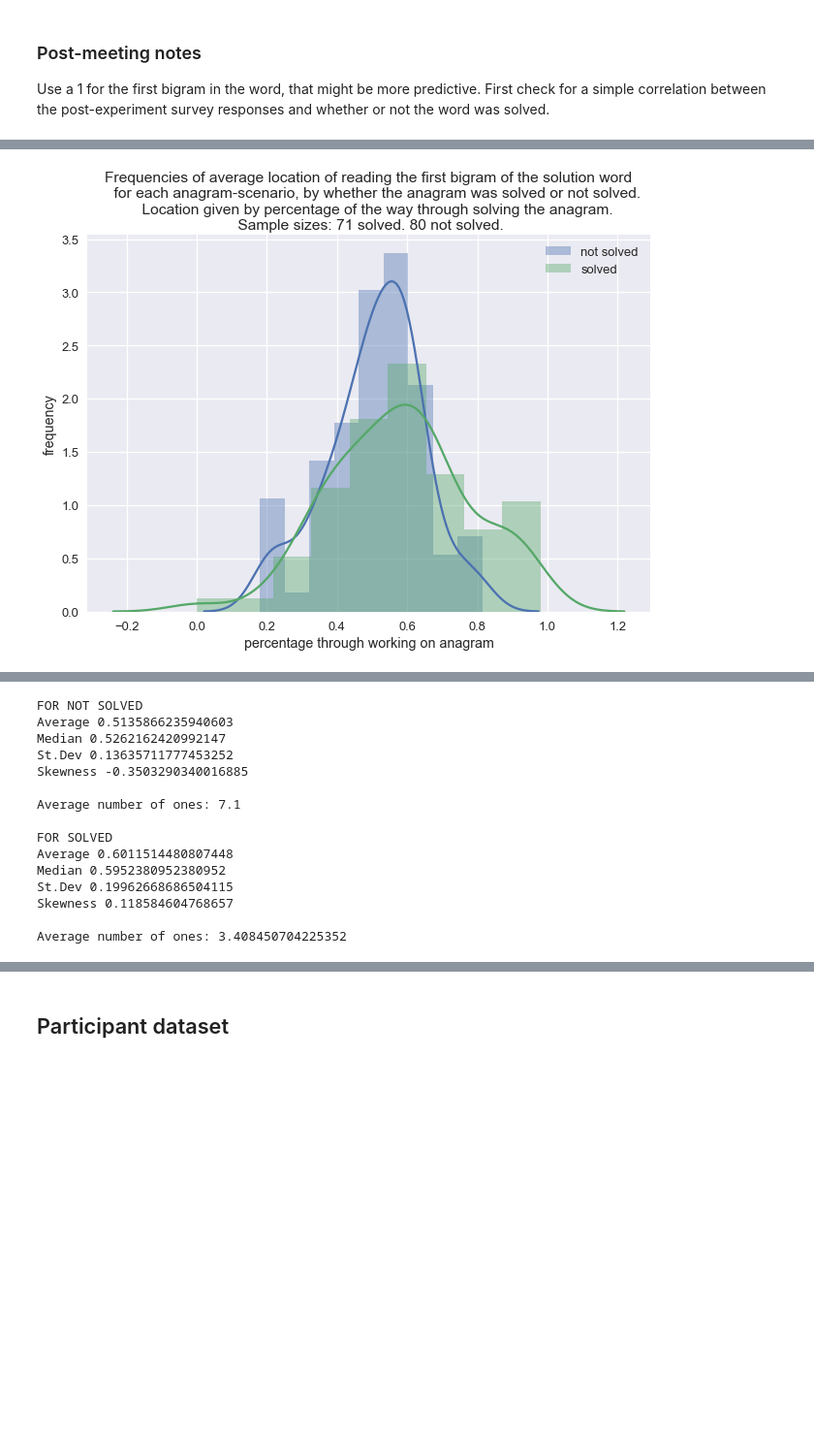
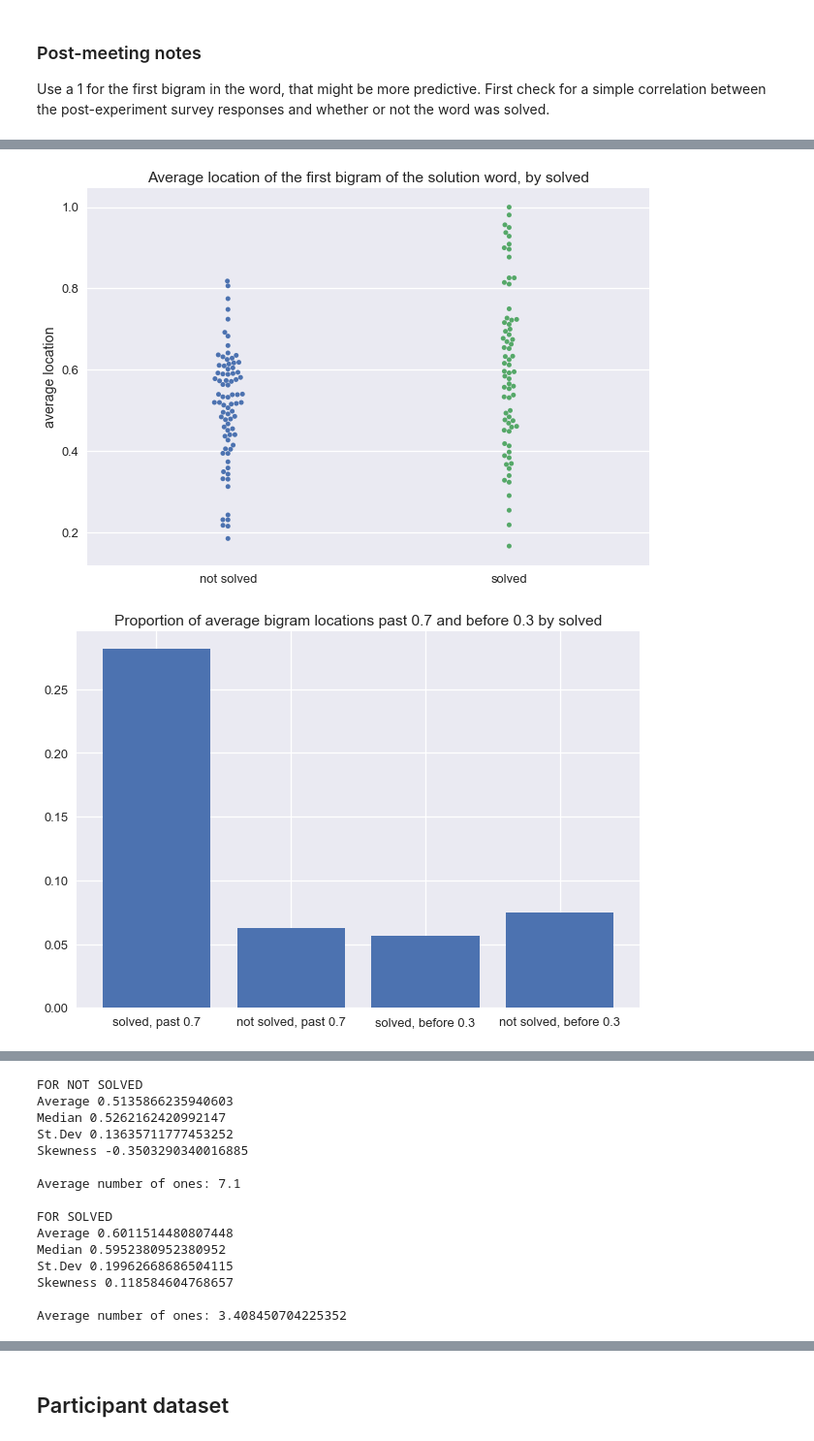
Before and after one commit to jessebmurray/eyetracking, a Jupyter notebook: par_data_total.ipynb, the cells around one changed output, grey strips where cells are left out. Shown at 97% size. Saved outputs shown, nothing was run; the diff lists cells and outputs as text; code cells hidden in the pictures; blank space fills up the shorter version.

```diff
--- a/par_data_total.ipynb
+++ b/par_data_total.ipynb
@@ -770,4 +939,5 @@ fourth_sizes
 # %%
-give_info_locs(X_loc_first, first_sizes, 'first')
+give_info_locs(X_loc_first, first_sizes, 'the first')
 # %% [output]
-[figure, old version]
+[figure, new version]
+[figure, added]
```
Also changed, not shown: parts of 46 cells of this notebook.
